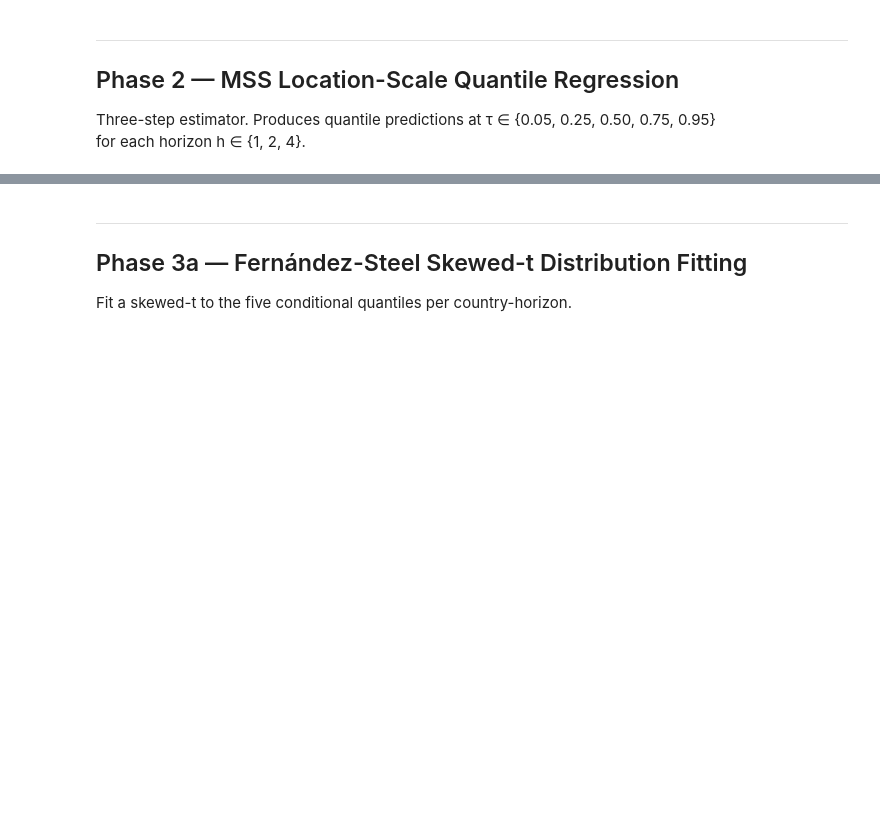
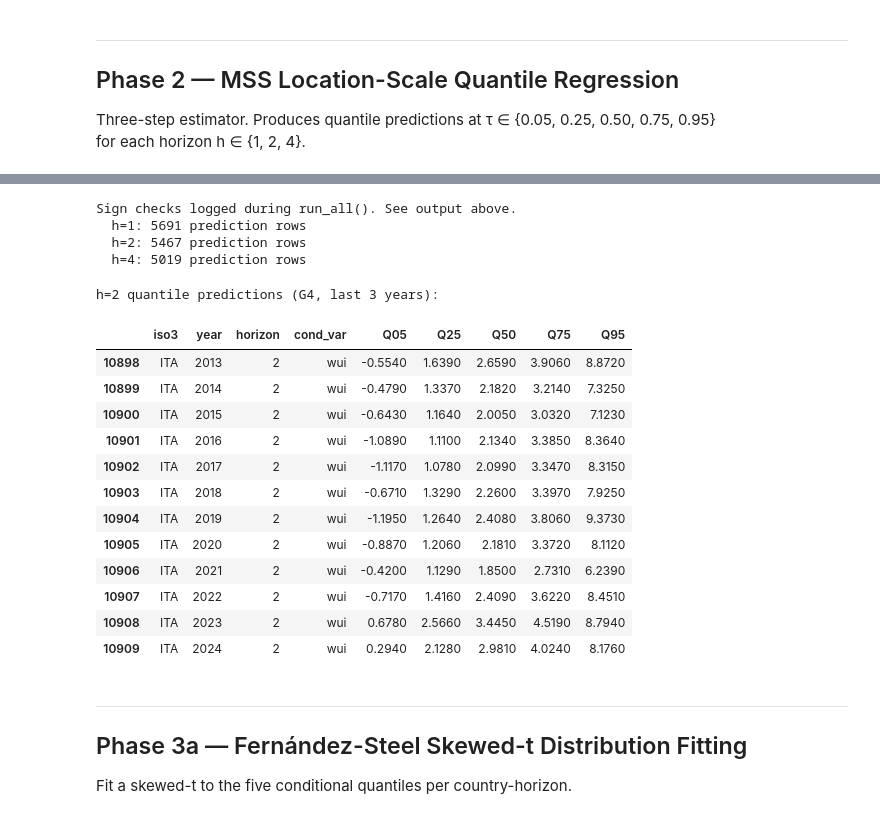
Before and after one commit to Lutinppp/inflation_at_risk, a Jupyter notebook: notebooks/eu_g4_iar.ipynb, the cells around one changed output, grey strips where cells are left out. Cells and saved outputs as stored; diff of their text form; code cells hidden in the pictures; blank space fills up the shorter version.

```diff
--- a/notebooks/eu_g4_iar.ipynb
+++ b/notebooks/eu_g4_iar.ipynb
@@ -193,17 +226,36 @@ print(f'\nResults keys: {list(results.keys())}')
 # %%
 # ── Coefficient sign check ───────────────────────────────────────────────────
-from model.location_scale import _check_signs
-
-for h, res in results.items():
-    issues = _check_signs(res)
-    tag = '✓' if not issues else '⚠'
-    print(f'{tag} h={h}: {issues if issues else "All sign priors satisfied"}')
+# sign checks are run internally by run_all() and printed above
+print("Sign checks logged during run_all(). See output above.")
+for h in sorted(results['horizon'].unique()):
+    n = len(results[results['horizon'] == h])
+    print(f'  h={h}: {n} prediction rows')
+# %% [output]
+Sign checks logged during run_all(). See output above.
+  h=1: 5691 prediction rows
+  h=2: 5467 prediction rows
+  h=4: 5019 prediction rows
 # %%
 # ── Show quantile predictions for G4 ────────────────────────────────────────
-h2_preds = results[2]['predictions']
+h2_preds = results[results['horizon'] == 2]
 g4_preds = h2_preds[h2_preds['iso3'].isin(G4)].tail(12)
 print('h=2 quantile predictions (G4, last 3 years):')
 display(g4_preds.round(3))
+# %% [output]
+h=2 quantile predictions (G4, last 3 years):
+|  | iso3 | year | horizon | cond_var | Q05 | Q25 | Q50 | Q75 | Q95 |
+| 10898 | ITA | 2013 | 2 | wui | -0.5540 | 1.6390 | 2.6590 | 3.9060 | 8.8720 |
+| 10899 | ITA | 2014 | 2 | wui | -0.4790 | 1.3370 | 2.1820 | 3.2140 | 7.3250 |
+| 10900 | ITA | 2015 | 2 | wui | -0.6430 | 1.1640 | 2.0050 | 3.0320 | 7.1230 |
+| 10901 | ITA | 2016 | 2 | wui | -1.0890 | 1.1100 | 2.1340 | 3.3850 | 8.3640 |
+| 10902 | ITA | 2017 | 2 | wui | -1.1170 | 1.0780 | 2.0990 | 3.3470 | 8.3150 |
+| 10903 | ITA | 2018 | 2 | wui | -0.6710 | 1.3290 | 2.2600 | 3.3970 | 7.9250 |
+| 10904 | ITA | 2019 | 2 | wui | -1.1950 | 1.2640 | 2.4080 | 3.8060 | 9.3730 |
+| 10905 | ITA | 2020 | 2 | wui | -0.8870 | 1.2060 | 2.1810 | 3.3720 | 8.1120 |
+| 10906 | ITA | 2021 | 2 | wui | -0.4200 | 1.1290 | 1.8500 | 2.7310 | 6.2390 |
+| 10907 | ITA | 2022 | 2 | wui | -0.7170 | 1.4160 | 2.4090 | 3.6220 | 8.4510 |
+| 10908 | ITA | 2023 | 2 | wui | 0.6780 | 2.5660 | 3.4450 | 4.5190 | 8.7940 |
+| 10909 | ITA | 2024 | 2 | wui | 0.2940 | 2.1280 | 2.9810 | 4.0240 | 8.1760 |
 # %% [markdown]
 ---
 ## Phase 3a — Fernández-Steel Skewed-t Distribution Fitting
```
Also changed, not shown: parts of 17 cells of this notebook, 4 other files.
